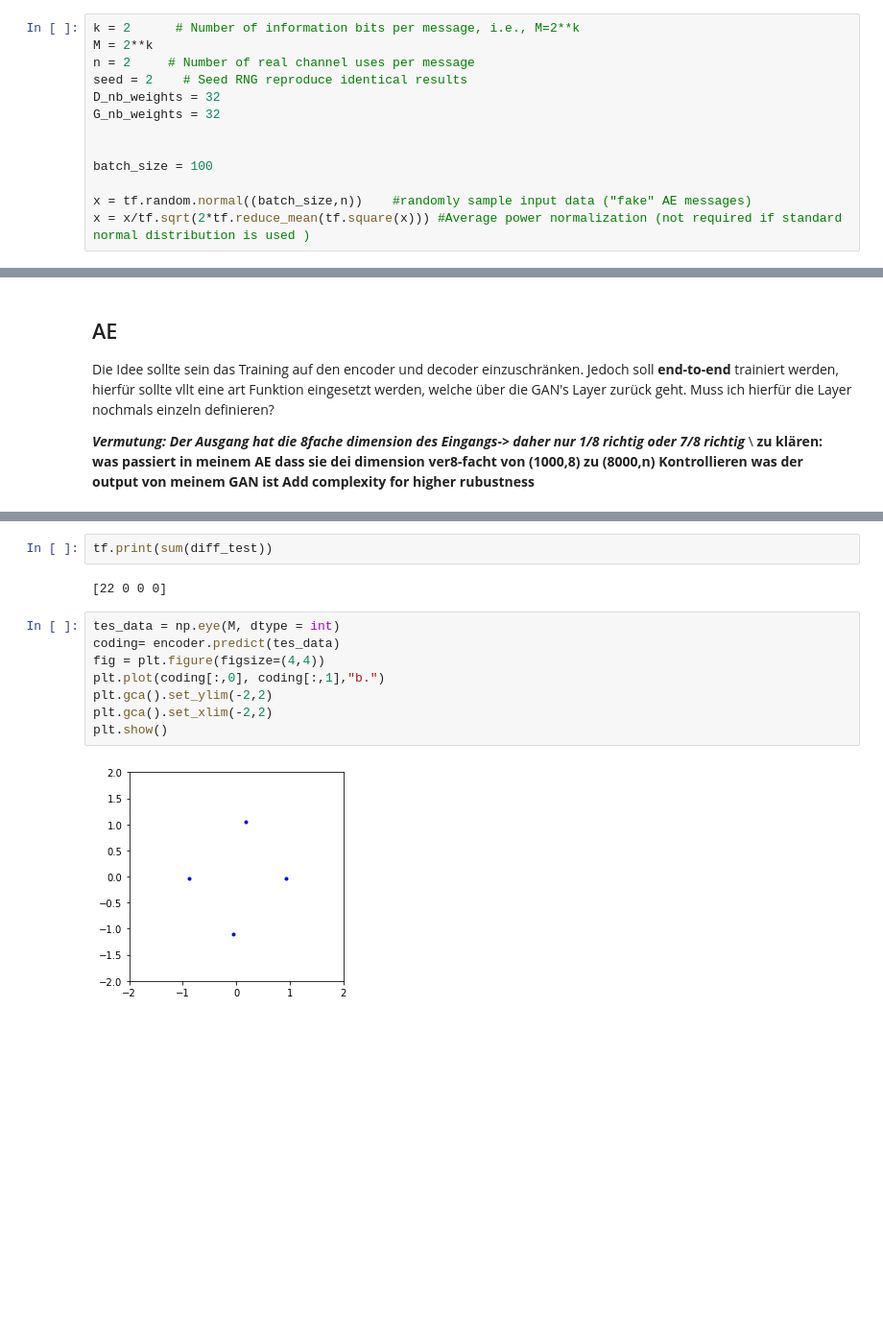
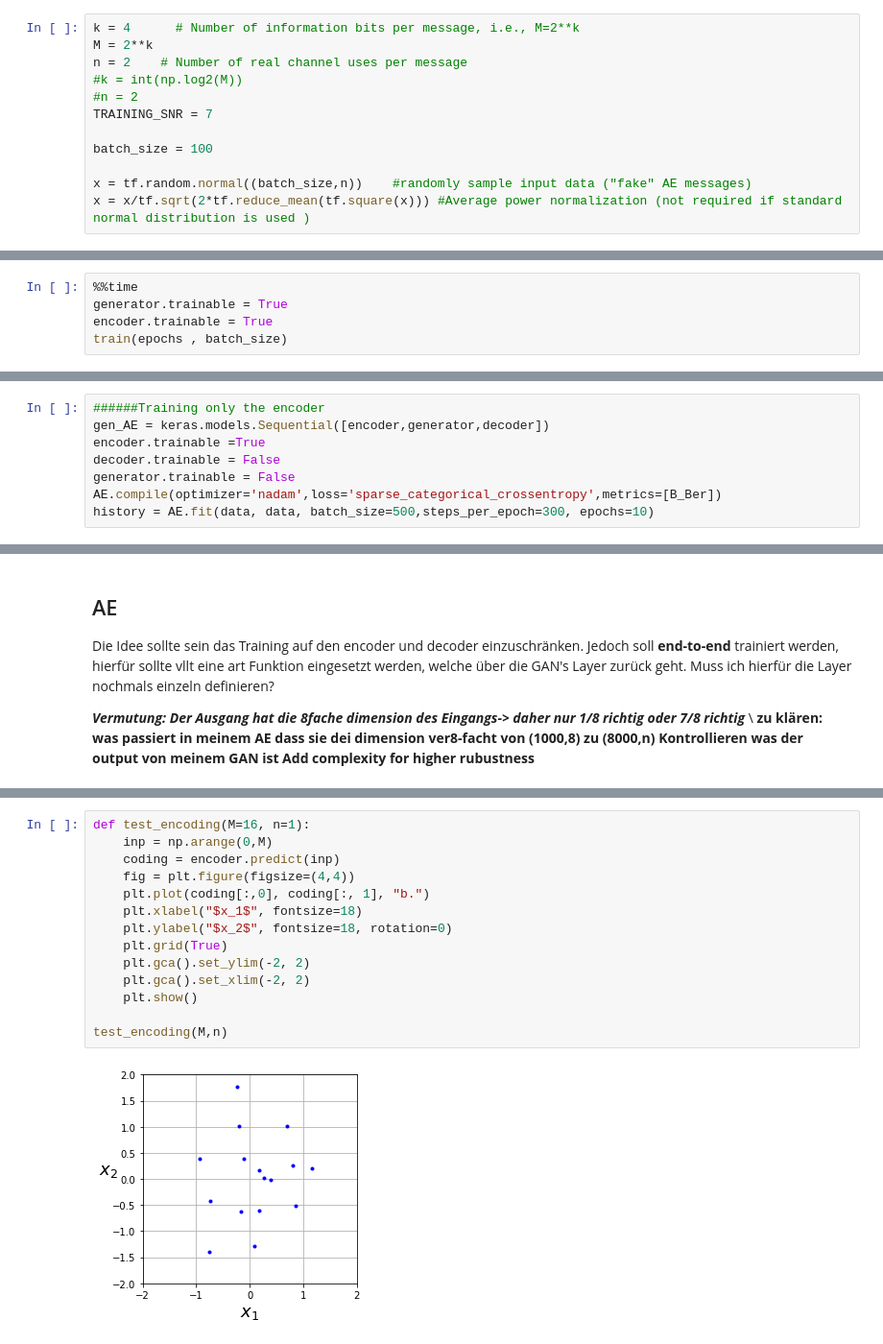
Before and after one commit to YBen1/Autoencoder_communication_sytem_with_GAN_channel-estimation, a Jupyter notebook: Changed_MA_GAN_estimation.ipynb, the cells around one changed output, grey strips where cells are left out. Shown at 96% size. Drawn from its saved outputs; the diff is of its cells as text; blank space fills up the shorter version.

```diff
--- a/Changed_MA_GAN_estimation.ipynb
+++ b/Changed_MA_GAN_estimation.ipynb
@@ -40,13 +41,12 @@ $M$ - Anzahl der unterschiedlichen Nachrichten \\
 $n$ - channel uses\\
 $N$ - Länge des Rauschvektors
 # %%
-k = 2      # Number of information bits per message, i.e., M=2**k
+k = 4      # Number of information bits per message, i.e., M=2**k
 M = 2**k
-n = 2     # Number of real channel uses per message
-seed = 2    # Seed RNG reproduce identical results
-D_nb_weights = 32
-G_nb_weights = 32
-
+n = 2    # Number of real channel uses per message
+#k = int(np.log2(M))
+#n = 2
+TRAINING_SNR = 7
 
 batch_size = 100
 
@@ -447,0 +425,5 @@ Wall time: 24.4 s
+# %%
+%%time
+generator.trainable = True
+encoder.trainable = True
+train(epochs , batch_size)
@@ -471,0 +481,8 @@ False
+# %%
+######Training only the encoder
+gen_AE = keras.models.Sequential([encoder,generator,decoder])
+encoder.trainable =True
+decoder.trainable = False
+generator.trainable = False
+AE.compile(optimizer='nadam',loss='sparse_categorical_crossentropy',metrics=[B_Ber])
+history = AE.fit(data, data, batch_size=500,steps_per_epoch=300, epochs=10)
@@ -568,14 +502,16 @@ diff_test =  test_diff_eval(test_data, testTest)
-# %%
-tf.print(sum(diff_test))
-# %% [output]
-[22 0 0 0]
 # %%
-tes_data = np.eye(M, dtype = int)
-coding= encoder.predict(tes_data)
-fig = plt.figure(figsize=(4,4))
-plt.plot(coding[:,0], coding[:,1],"b.")
-plt.gca().set_ylim(-2,2)
-plt.gca().set_xlim(-2,2)
-plt.show()
+def test_encoding(M=16, n=1):
+    inp = np.arange(0,M)
+    coding = encoder.predict(inp)
+    fig = plt.figure(figsize=(4,4))
+    plt.plot(coding[:,0], coding[:, 1], "b.")
+    plt.xlabel("$x_1$", fontsize=18)
+    plt.ylabel("$x_2$", fontsize=18, rotation=0)
+    plt.grid(True)
+    plt.gca().set_ylim(-2, 2)
+    plt.gca().set_xlim(-2, 2)
+    plt.show()
+
+test_encoding(M,n)
 # %% [output]
-[figure, old version]
+[figure, new version]
```
Also changed, not shown: parts of 22 cells of this notebook.
